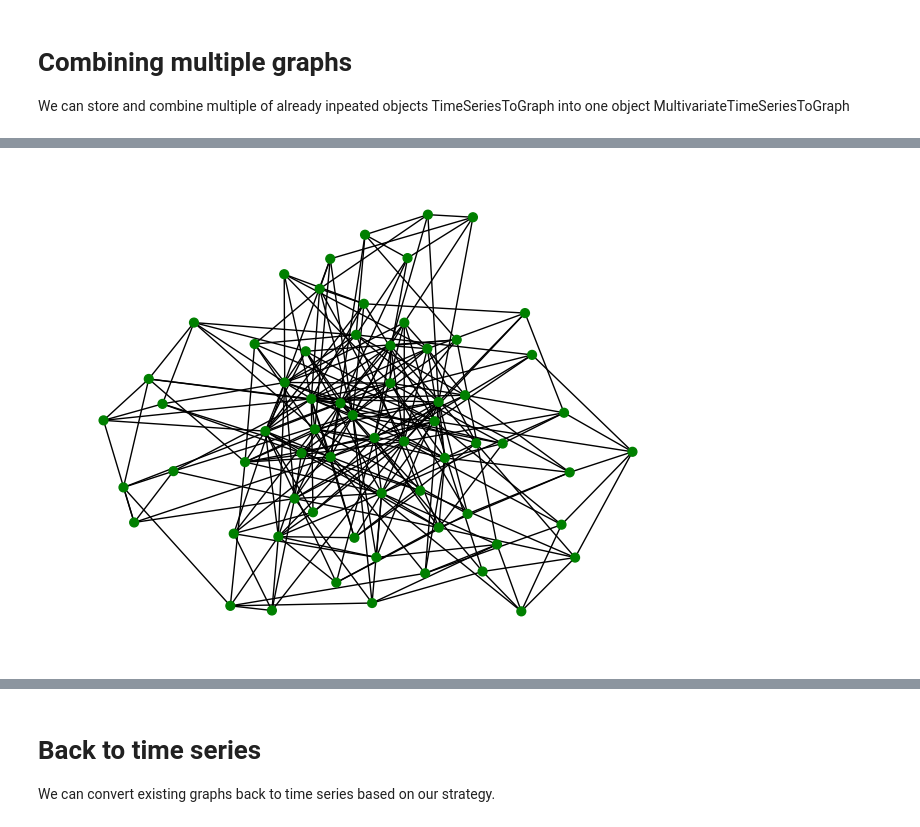
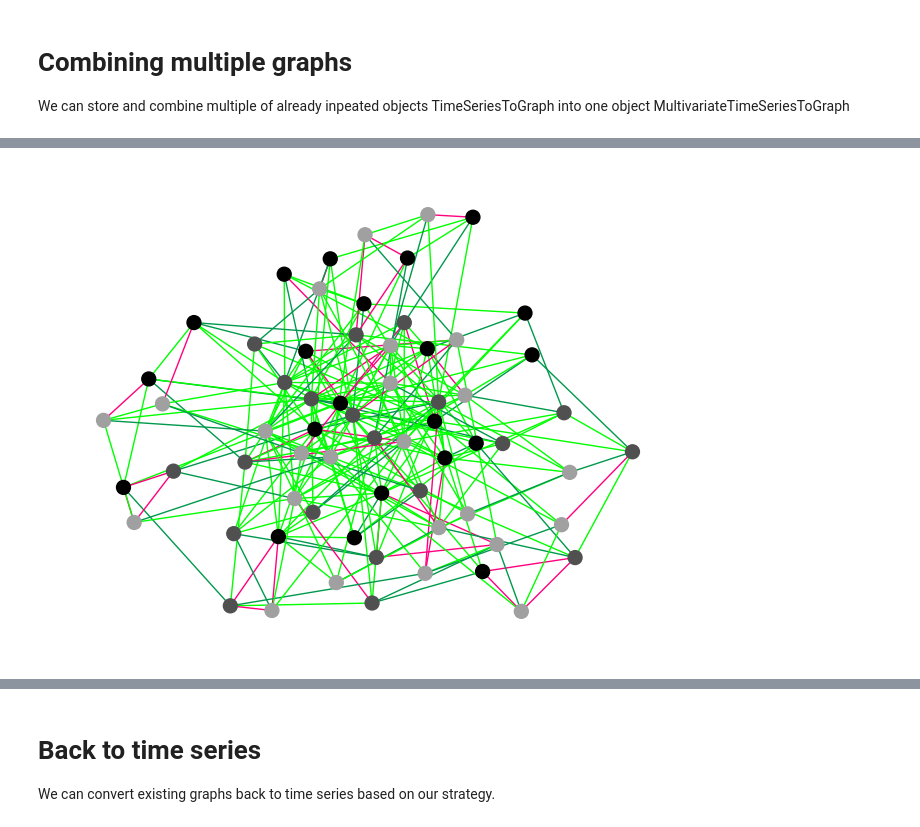
Before and after one commit to zangrcar/ts2g2, a Jupyter notebook: docs/tutorial/tutorial-ts2g2-compact.ipynb, the cells around one changed output, grey strips where cells are left out. Cells and saved outputs as stored; diff of their text form; code cells hidden in the pictures.

```diff
--- a/docs/tutorial/tutorial-ts2g2-compact.ipynb
+++ b/docs/tutorial/tutorial-ts2g2-compact.ipynb
@@ -64,23 +73,23 @@ timegraph_3 = Timeseries(CsvFile(apple_path, "Close").from_csv())\
 # %%
 timegraph_4 = Timeseries(CsvFile(apple_path, "Close").from_csv())\
     .with_preprocessing(TimeseriesPreprocessingComposite()\
         .add(TimeseriesPreprocessingSegmentation(60, 110))\
         .add(TimeseriesPreprocessingSlidingWindow(5)))\
     .add(Timeseries(CsvFile(apple_path, "Close").from_csv())\
         .with_preprocessing(TimeseriesPreprocessingComposite()\
             .add(TimeseriesPreprocessingSegmentation(120, 170))\
             .add(TimeseriesPreprocessingSlidingWindow(5)))\
         .add(Timeseries(CsvFile(apple_path, "Close").from_csv())\
             .with_preprocessing(TimeseriesPreprocessingComposite()\
                     .add(TimeseriesPreprocessingSegmentation(190, 240))\
                     .add(TimeseriesPreprocessingSlidingWindow(5)))))\
     .to_graph(BuildTimeseriesToGraphNaturalVisibilityStrategy().get_strategy())\
     .link(LinkGraphs().sliding_window().time_cooccurrence())\
     .combine_identical_subgraphs()\
     .link(LinkNodesWithinGraph().seasonalities(15))\
-    .draw("green")
+    .draw()
 # %% [output]
-[figure, old version]
+[figure, new version]
 # %%
 timegraph_5 = Timeseries(CsvFile(amazon_path, "Close").from_csv())\
     .with_preprocessing(TimeseriesPreprocessingSegmentation(60, 120))\
```
Also changed, not shown: parts of 15 cells of this notebook, 21 other files.
